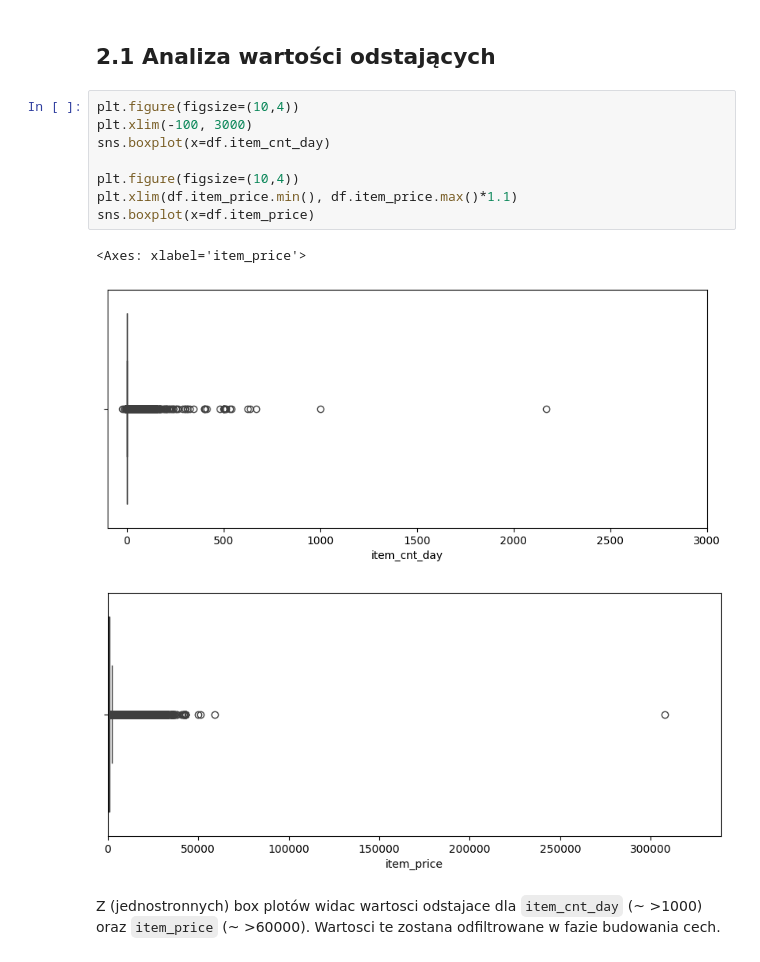
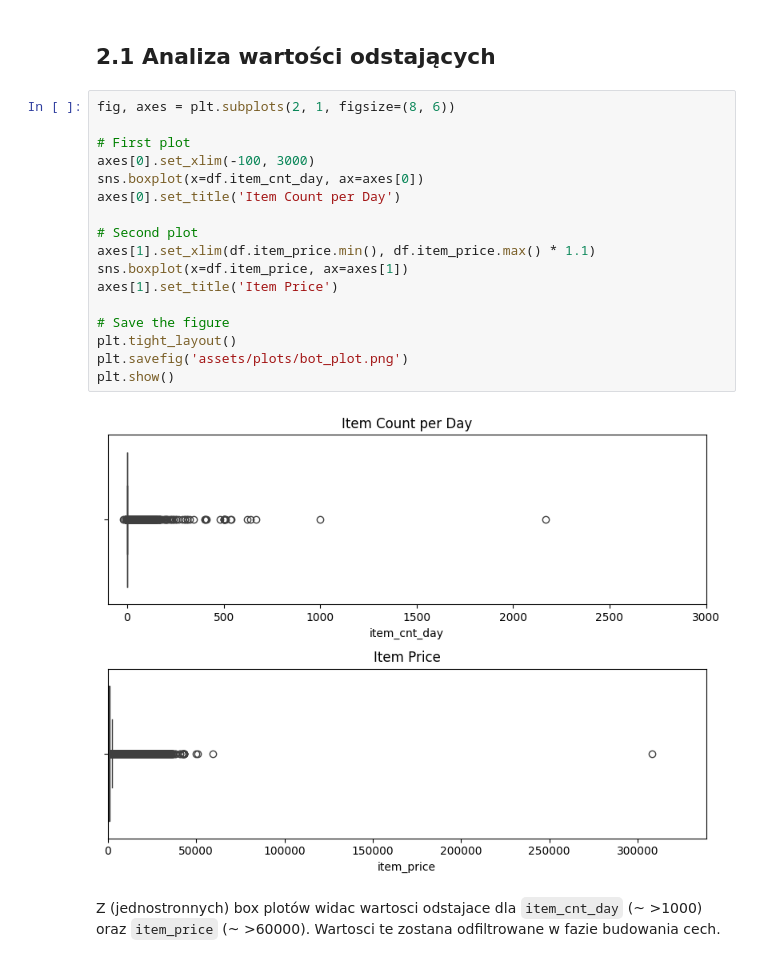
Before and after one commit to milymilek/sales-forecasting, a Jupyter notebook: notebooks/2_data_exploration.ipynb, the cells around one changed output. Cells and saved outputs as stored; diff of their text form.

```diff
--- a/notebooks/2_data_exploration.ipynb
+++ b/notebooks/2_data_exploration.ipynb
@@ -224,18 +224,25 @@ general_item_category_id         int64
 dtype: object
 # %% [markdown]
 ## 2.1 **Analiza wartości odstających**
-# %%
-plt.figure(figsize=(10,4))
-plt.xlim(-100, 3000)
-sns.boxplot(x=df.item_cnt_day)
-
-plt.figure(figsize=(10,4))
-plt.xlim(df.item_price.min(), df.item_price.max()*1.1)
-sns.boxplot(x=df.item_price)
-# %% [output]
-<Axes: xlabel='item_price'>
-[figure, removed]
-[figure, removed]
+# %%
+fig, axes = plt.subplots(2, 1, figsize=(8, 6))
+
+# First plot
+axes[0].set_xlim(-100, 3000)
+sns.boxplot(x=df.item_cnt_day, ax=axes[0])
+axes[0].set_title('Item Count per Day')
+
+# Second plot
+axes[1].set_xlim(df.item_price.min(), df.item_price.max() * 1.1)
+sns.boxplot(x=df.item_price, ax=axes[1])
+axes[1].set_title('Item Price')
+
+# Save the figure
+plt.tight_layout()
+plt.savefig('assets/plots/bot_plot.png')
+plt.show()
+# %% [output]
+[figure, added]
 # %% [markdown]
 Z (jednostronnych) box plotów widac wartosci odstajace dla `item_cnt_day` (~ >1000) oraz `item_price` (~ >60000).
 Wartosci te zostana odfiltrowane w fazie budowania cech.
```
Also changed, not shown: parts of 5 cells of this notebook, 12 other files.
